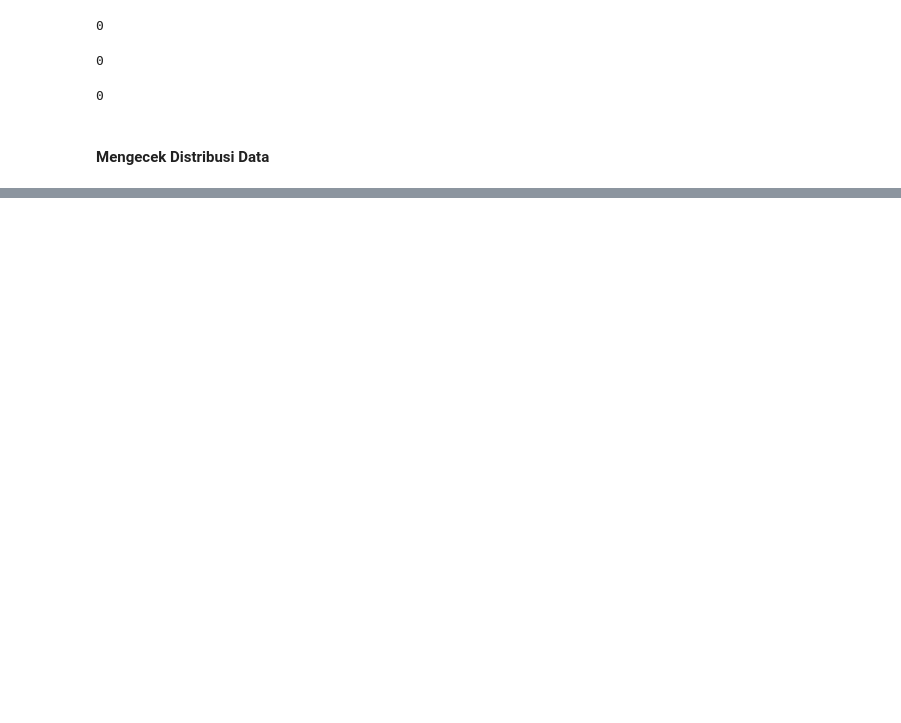
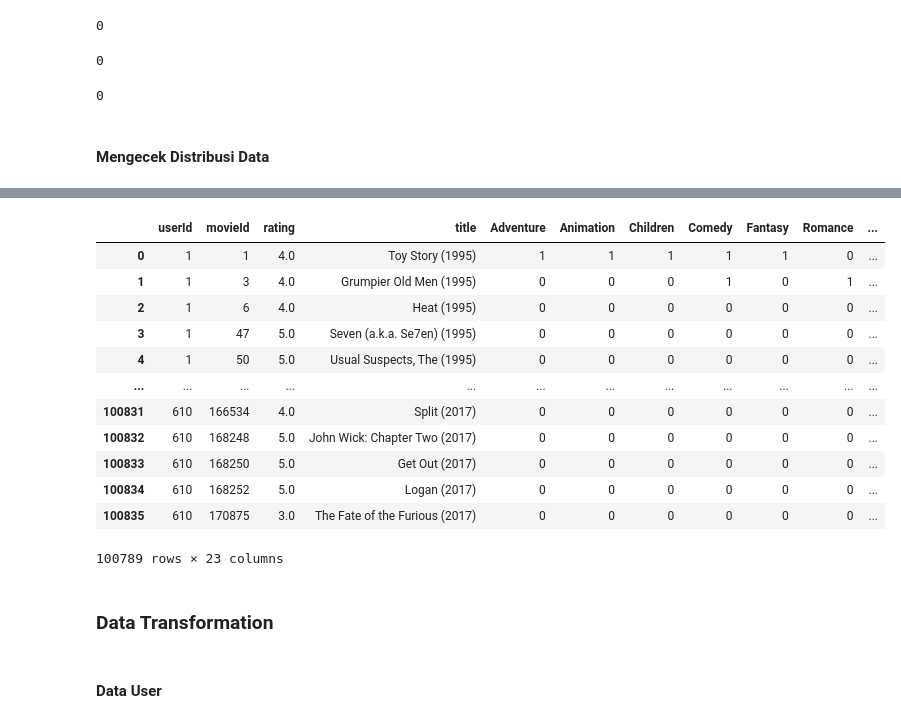
Before and after one commit to mausneg/Movie-Lens-Recommendation-System, a Jupyter notebook: submission.ipynb, the cells around one changed output, grey strips where cells are left out. Cells and saved outputs as stored; diff of their text form; code cells hidden in the pictures; blank space fills up the shorter version.

Commit message:
melakukan data transformation

```diff
--- a/submission.ipynb
+++ b/submission.ipynb
@@ -299,0 +187,2 @@ df_tags.reset_index(drop=True)
+# %%
+df_movies['genres'] = df_movies['genres'].apply(lambda x: x.replace("|"," "))
@@ -299,0 +229,7 @@ df_tags.reset_index(drop=True)
+# %%
+df_ratings_recommendation = pd.merge(df_ratings,df_movies,how='left',on='movieId')
+df_ratings_recommendation.drop(columns=['timestamp'],axis=1,inplace=True)
+df_ratings_recommendation['genres'] = df_ratings_recommendation['genres'].apply(lambda x: np.nan if x == '(no genres listed)' else x)
+df_ratings_recommendation.dropna(inplace=True)
+df_ratings_recommendation.reset_index()
+df_ratings_recommendation
@@ -299,0 +250,24 @@ df_tags.reset_index(drop=True)
+# %%
+df_ratings_recommendation['genres'] = df_ratings_recommendation['genres'].str.split(' ')
+df_genres = df_ratings_recommendation['genres'].apply(lambda x: pd.Series([1] * len(x), index=x)).fillna(0, downcast='infer')
+df_ratings_recommendation = pd.concat([df_ratings_recommendation, df_genres], axis=1)
+df_ratings_recommendation.drop(columns=['genres'],inplace=True)
+df_ratings_recommendation
+# %% [output]
+|  | userId | movieId | rating | title | Adventure | Animation | Children | Comedy | Fantasy | Romance | ... |
+| 0 | 1 | 1 | 4.0 | Toy Story (1995) | 1 | 1 | 1 | 1 | 1 | 0 | ... |
+| 1 | 1 | 3 | 4.0 | Grumpier Old Men (1995) | 0 | 0 | 0 | 1 | 0 | 1 | ... |
+| 2 | 1 | 6 | 4.0 | Heat (1995) | 0 | 0 | 0 | 0 | 0 | 0 | ... |
+| 3 | 1 | 47 | 5.0 | Seven (a.k.a. Se7en) (1995) | 0 | 0 | 0 | 0 | 0 | 0 | ... |
+| 4 | 1 | 50 | 5.0 | Usual Suspects, The (1995) | 0 | 0 | 0 | 0 | 0 | 0 | ... |
+| ... | ... | ... | ... | ... | ... | ... | ... | ... | ... | ... | ... |
+| 100831 | 610 | 166534 | 4.0 | Split (2017) | 0 | 0 | 0 | 0 | 0 | 0 | ... |
+| 100832 | 610 | 168248 | 5.0 | John Wick: Chapter Two (2017) | 0 | 0 | 0 | 0 | 0 | 0 | ... |
+| 100833 | 610 | 168250 | 5.0 | Get Out (2017) | 0 | 0 | 0 | 0 | 0 | 0 | ... |
+| 100834 | 610 | 168252 | 5.0 | Logan (2017) | 0 | 0 | 0 | 0 | 0 | 0 | ... |
+| 100835 | 610 | 170875 | 3.0 | The Fate of the Furious (2017) | 0 | 0 | 0 | 0 | 0 | 0 | ... |
+100789 rows × 23 columns
+# %% [markdown]
+### Data Transformation
+# %% [markdown]
+#### Data User
```
Also changed, not shown: parts of 41 cells of this notebook, 1 other file.
